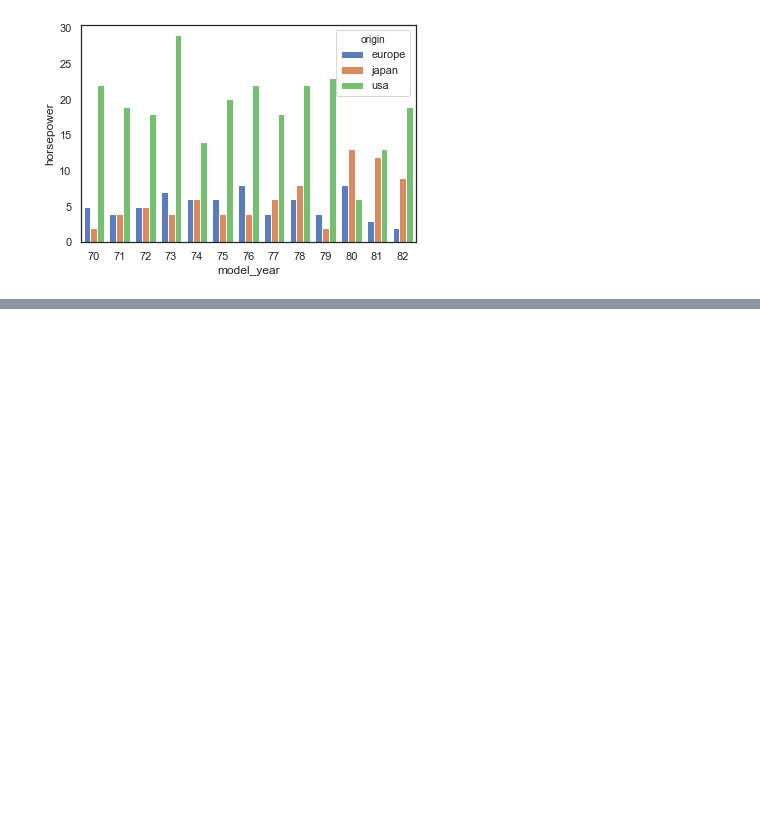
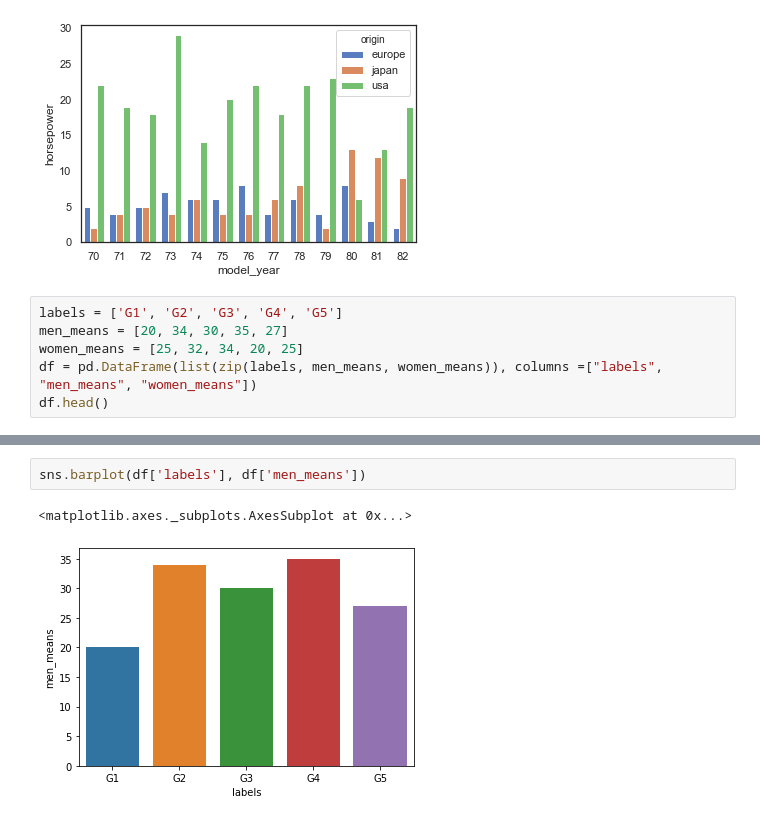
Before and after one commit to maydinn/python_lessons_notes, a Jupyter notebook: seaborn.ipynb, the cells around one changed output, grey strips where cells are left out. Drawn from its saved outputs; the diff is of its cells as text; blank space fills up the shorter version.

```diff
--- a/seaborn.ipynb
+++ b/seaborn.ipynb
@@ -251,3 +252,9 @@ sns.barplot('model_year', 'horsepower', data = df, hue = 'origin')
 # %% [output]
 <matplotlib.axes._subplots.AxesSubplot at 0x...>
 [figure]
+# %%
+labels = ['G1', 'G2', 'G3', 'G4', 'G5']
+men_means = [20, 34, 30, 35, 27]
+women_means = [25, 32, 34, 20, 25]
+df = pd.DataFrame(list(zip(labels, men_means, women_means)), columns =["labels", "men_means", "women_means"])
+df.head()
@@ -253,0 +268,5 @@ sns.barplot('model_year', 'horsepower', data = df, hue = 'origin')
+# %%
+sns.barplot(df['labels'], df['men_means'])
+# %% [output]
+<matplotlib.axes._subplots.AxesSubplot at 0x...>
+[figure, added]
```
Also changed, not shown: parts of 27 cells of this notebook, 2 other files.
